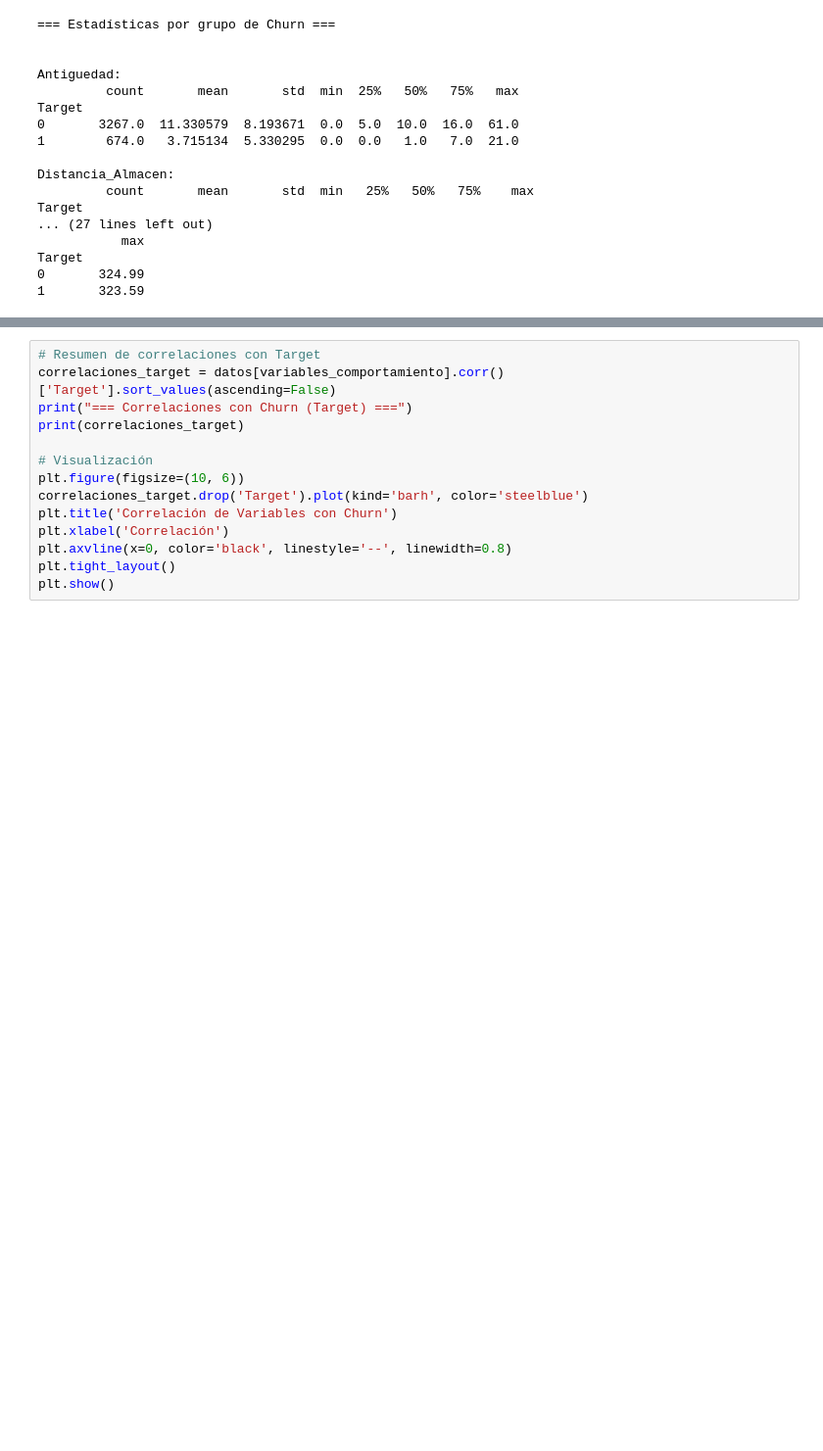
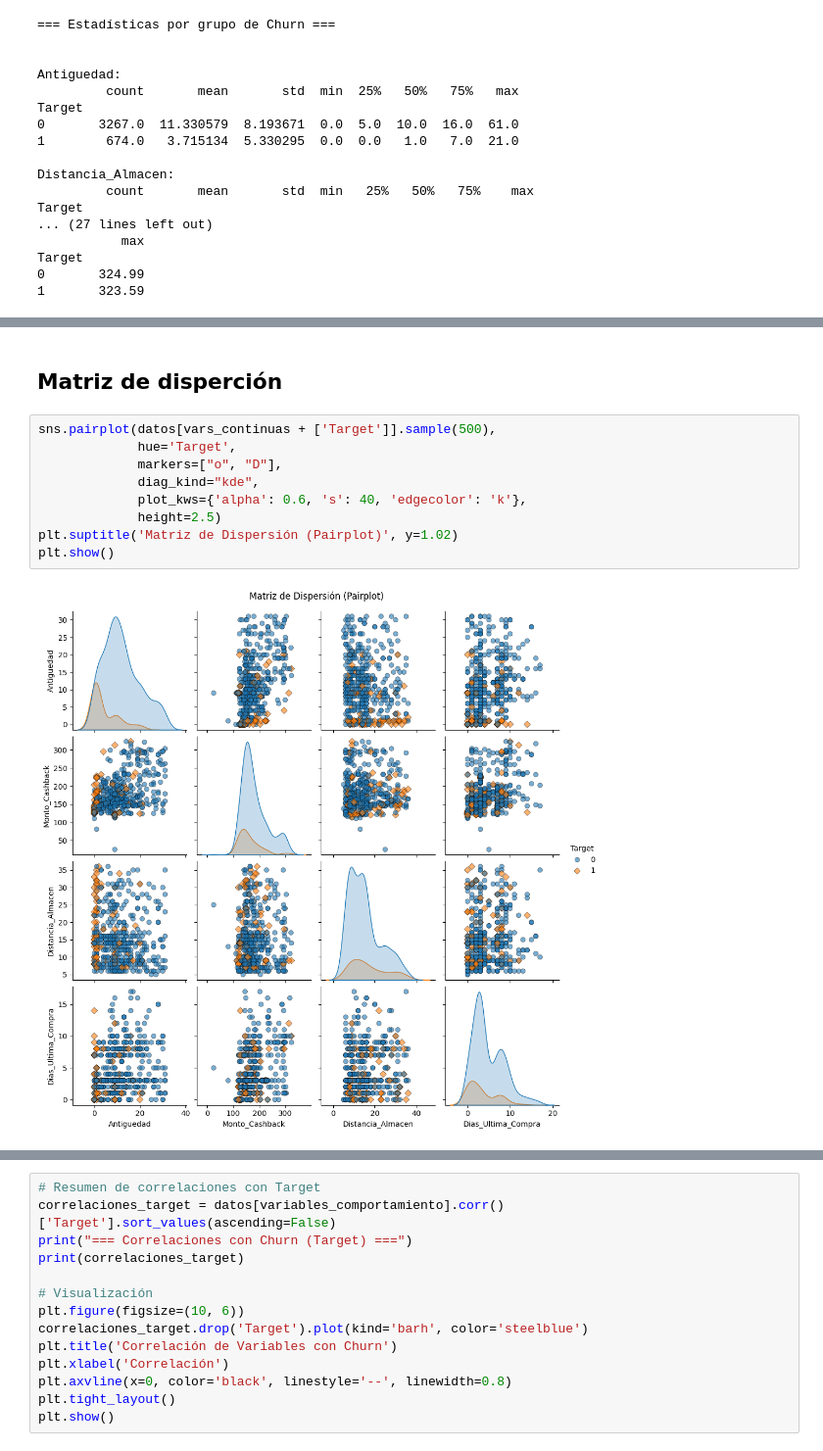
Before and after one commit to Camila20197/S11-25-Equipo-70-DataScience, a Jupyter notebook: EDA/etapa_EDA_segundoDataset.ipynb, the cells around one changed output, grey strips where cells are left out. Shown at 98% size. Cells and saved outputs as stored; diff of their text form; blank space fills up the shorter version.

```diff
--- a/EDA/etapa_EDA_segundoDataset.ipynb
+++ b/EDA/etapa_EDA_segundoDataset.ipynb
@@ -561,0 +715,13 @@ Target
+# %% [markdown]
+## Matriz de disperción
+# %%
+sns.pairplot(datos[vars_continuas + ['Target']].sample(500),
+             hue='Target',
+             markers=["o", "D"],
+             diag_kind="kde",
+             plot_kws={'alpha': 0.6, 's': 40, 'edgecolor': 'k'},
+             height=2.5)
+plt.suptitle('Matriz de Dispersión (Pairplot)', y=1.02)
+plt.show()
+# %% [output]
+[figure, added]
```
Also changed, not shown: parts of 40 cells of this notebook.
